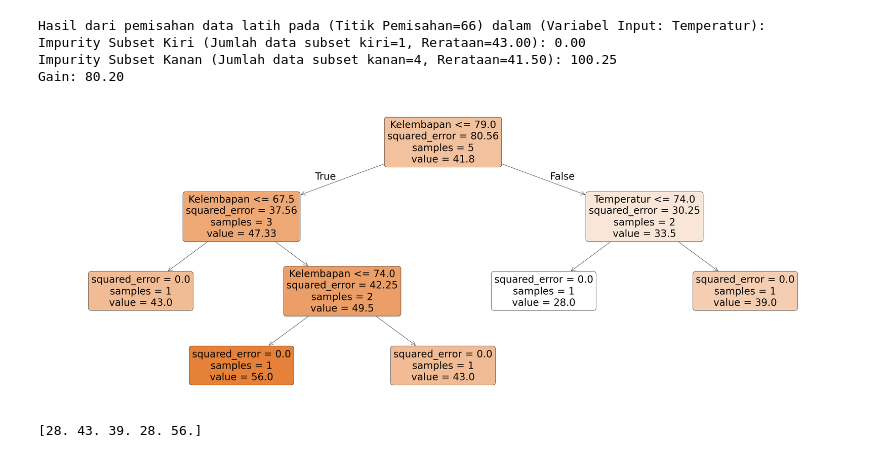
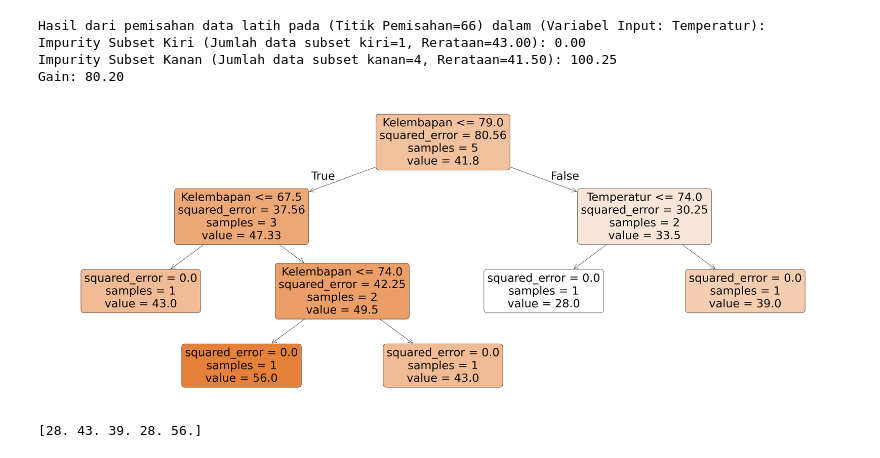
Before and after one commit to MartinoSimatupang/Skripsi-Martino-Simatupang, a Jupyter notebook: Algoritma Regression Tree.ipynb, the cells around one changed output. Saved outputs shown, nothing was run; the diff lists cells and outputs as text; code cells hidden in the pictures.

```diff
--- a/Algoritma Regression Tree.ipynb
+++ b/Algoritma Regression Tree.ipynb
@@ -169,18 +169,18 @@ Gain: 80.20
 # %%
 from sklearn.tree import DecisionTreeRegressor, plot_tree
 import matplotlib.pyplot as plt
 
 # Melatih Model Regression Tree
 RegressionTree = DecisionTreeRegressor(random_state=42)
 RegressionTree.fit(X_train, y_train)
 
 # Visualisasi Regression Tree yang Terbentuk
 plt.figure(figsize=(40,15))
-plot_tree(RegressionTree, feature_names=X.columns, filled=True, rounded=True, impurity=True, fontsize=35, precision=2)
+plot_tree(RegressionTree, feature_names=X.columns, filled=True, rounded=True, impurity=True, fontsize=40, precision=2)
 plt.tight_layout()
 plt.show()
 # %% [output]
-[figure, old version]
+[figure, new version]
 # %%
 # Memperlihatkan hasil regresi
 y_pred = RegressionTree.predict(X_test)
```
Also changed, not shown: 3 other files.
